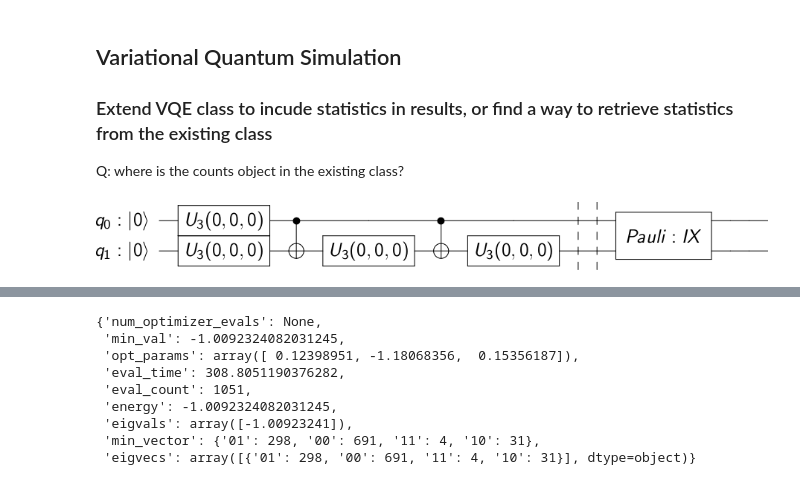
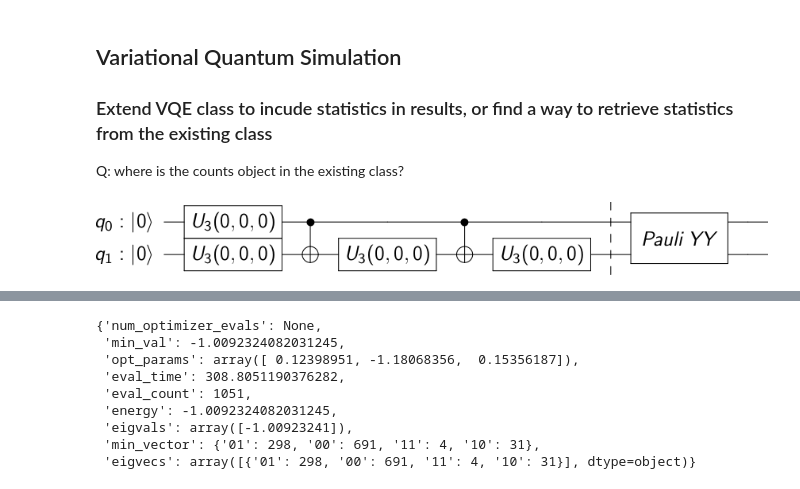
Before and after one commit to avkhadiev/schwinger-vqe, a Jupyter notebook: VQE.ipynb, the cells around one changed output, grey strips where cells are left out. Saved outputs shown, nothing was run; the diff lists cells and outputs as text; code cells hidden in the pictures.

```diff
--- a/VQE.ipynb
+++ b/VQE.ipynb
@@ -288,7 +295,7 @@ max_evals_grouped=1              # max number of evaluations performed simultane
 aux_operators = None
 auto_conversion=False
 sim = VQE(H_Operator, schwinger_form, optimizer,
-          operator_mode,
+          # operator_mode, not needed in the most recent version
           initial_point,
           max_evals_grouped,
           aux_operators,
@@ -301,9 +304,18 @@ statevector_mode=True
+# %%
+backend = None
+use_simulator_operator_mode=False
+# is backend from AerProvider,
+# if True and mode is paulis, single circuit is generated.
+use_simulator_snapshot_mode=True
+statevector_mode=False
 # %%
-sim_circs = sim.construct_circuit(initial_params, backend, use_simulator_operator_mode, statevector_mode)
+sim_circs = sim.construct_circuit(initial_params,
+                                  statevector_mode,
+                                  use_simulator_snapshot_mode)
 # %%
-sim_circs[2].draw(output='latex', scale=0.5)
+sim_circs[1].draw(output='latex', scale=0.5)
 # %% [output]
-[figure, old version]
+[figure, new version]
 # %%
 backend_sim = Aer.get_backend('qasm_simulator')
 # %%
```
Also changed, not shown: parts of 13 cells of this notebook.
